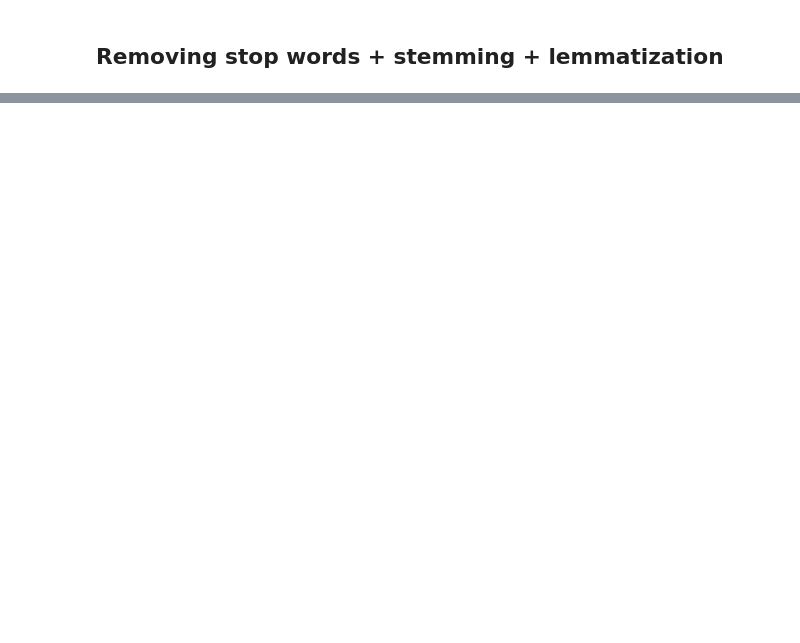
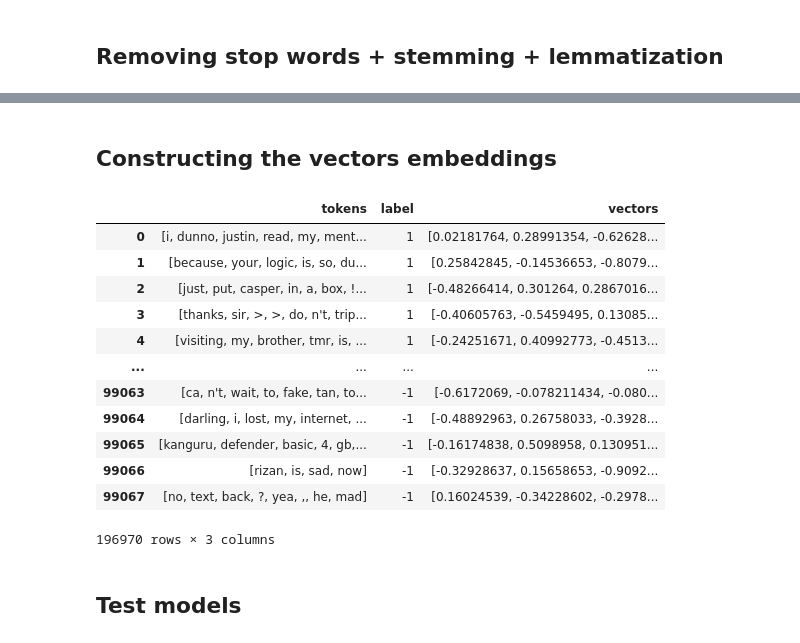
Before and after one commit to CS-433/ml-project-2-ml-gang, a Jupyter notebook: project_text_classification/preprocessing.ipynb, the cells around one changed output, grey strips where cells are left out. Saved outputs shown, nothing was run; the diff lists cells and outputs as text; code cells hidden in the pictures; blank space fills up the shorter version.

Commit message:
preprocessing + Word2Vec

```diff
--- a/project_text_classification/preprocessing.ipynb
+++ b/project_text_classification/preprocessing.ipynb
@@ -130,0 +125,2 @@ tokenize_and_preprocess(remove_tags(df_train))
+# %%
+model = Word2Vec.load('word2vec.model')
@@ -130,0 +132,9 @@ tokenize_and_preprocess(remove_tags(df_train))
+# %%
+def construct_vector(tokens):
+    embeddings = []
+    for token in tokens:
+        if token in model.wv:
+            embeddings.append(model.wv[token])
+    if len(embeddings) == 0:
+        return np.zeros(100)
+    return np.average (embeddings,axis=0)
@@ -130,0 +143,4 @@ tokenize_and_preprocess(remove_tags(df_train))
+# %%
+df_cleaned_tweets = remove_tags(df_train)
+df_cleaned_tweets = tokenize_and_preprocess(df_cleaned_tweets)
+df_cleaned_tweets.head()
@@ -130,0 +154,22 @@ tokenize_and_preprocess(remove_tags(df_train))
+# %% [markdown]
+## Constructing the vectors embeddings
+# %%
+df_cleaned_tweets['vectors'] = df_cleaned_tweets['tokens'].apply(lambda token: construct_vector(token))
+# %%
+df_cleaned_tweets
+# %% [output]
+|  | tokens | label | vectors |
+| 0 | [i, dunno, justin, read, my, ment... | 1 | [0.02181764, 0.28991354, -0.62628... |
+| 1 | [because, your, logic, is, so, du... | 1 | [0.25842845, -0.14536653, -0.8079... |
+| 2 | [just, put, casper, in, a, box, !... | 1 | [-0.48266414, 0.301264, 0.2867016... |
+| 3 | [thanks, sir, >, >, do, n't, trip... | 1 | [-0.40605763, -0.5459495, 0.13085... |
+| 4 | [visiting, my, brother, tmr, is, ... | 1 | [-0.24251671, 0.40992773, -0.4513... |
+| ... | ... | ... | ... |
+| 99063 | [ca, n't, wait, to, fake, tan, to... | -1 | [-0.6172069, -0.078211434, -0.080... |
+| 99064 | [darling, i, lost, my, internet, ... | -1 | [-0.48892963, 0.26758033, -0.3928... |
+| 99065 | [kanguru, defender, basic, 4, gb,... | -1 | [-0.16174838, 0.5098958, 0.130951... |
+| 99066 | [rizan, is, sad, now] | -1 | [-0.32928637, 0.15658653, -0.9092... |
+| 99067 | [no, text, back, ?, yea, ,, he, mad] | -1 | [0.16024539, -0.34228602, -0.2978... |
+196970 rows × 3 columns
+# %% [markdown]
+## Test models
```
Also changed, not shown: parts of 23 cells of this notebook.
